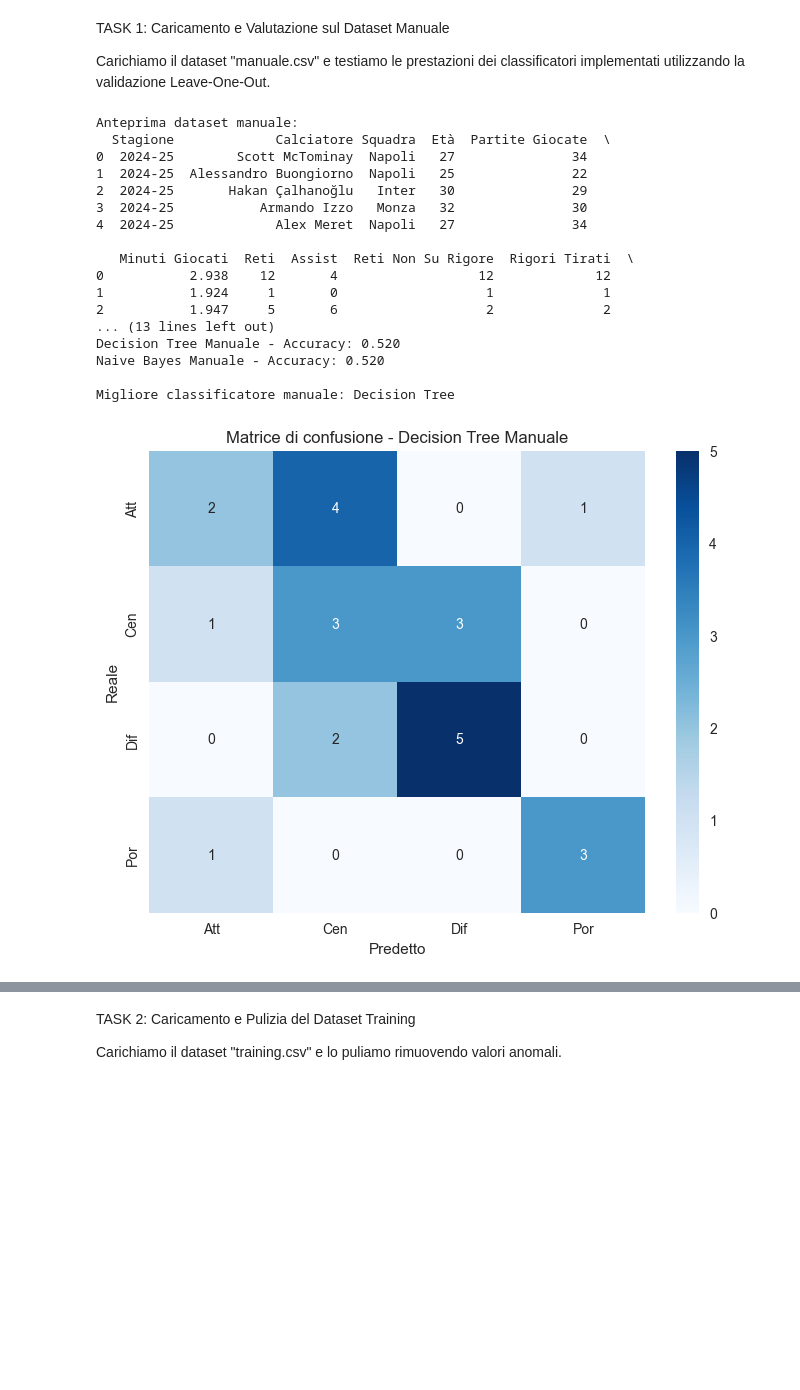
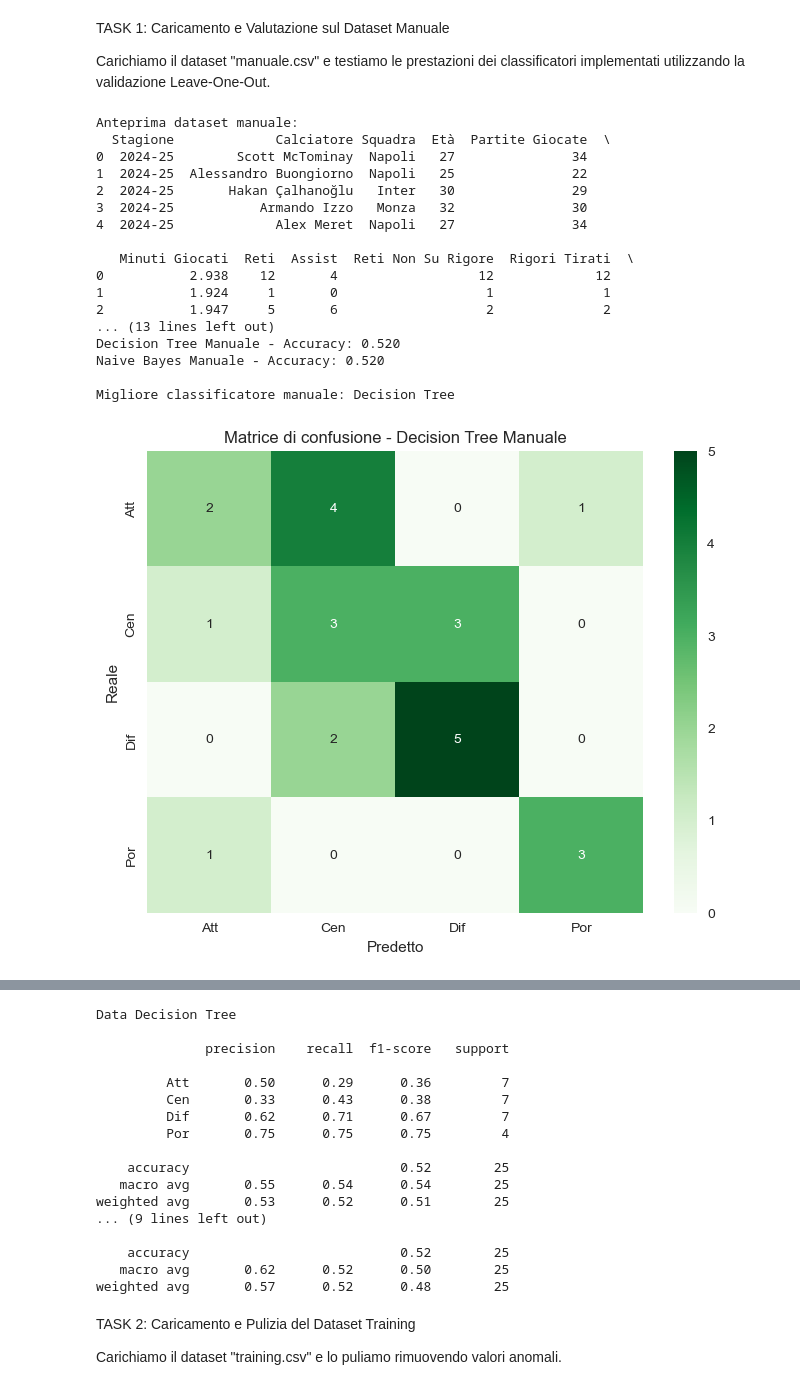
Before and after one commit to Samuele223/machine-Learning, a Jupyter notebook: proj1.ipynb, the cells around one changed output, grey strips where cells are left out. Cells and saved outputs as stored; diff of their text form; code cells hidden in the pictures; blank space fills up the shorter version.

```diff
--- a/proj1.ipynb
+++ b/proj1.ipynb
@@ -233,32 +234,47 @@ print(f"Naive Bayes Manuale - Accuracy: {nb_accuracy:.3f}")
 
 print(f"\nMigliore classificatore manuale: {'Naive Bayes' if nb_accuracy > dt_accuracy else 'Decision Tree'}")
 
 # Visualizziamo la matrice di confusione per il Decision Tree
 plt.figure(figsize=(8, 6))
 cm = confusion_matrix(dt_true, dt_predictions)
-sns.heatmap(cm, annot=True, fmt='d', cmap='Blues',
+sns.heatmap(cm, annot=True, fmt='d', cmap='Greens',
             xticklabels=np.unique(y_manuale),
             yticklabels=np.unique(y_manuale))
 plt.title('Matrice di confusione - Decision Tree Manuale')
 plt.xlabel('Predetto')
 plt.ylabel('Reale')
 plt.show()
+
+# Visualizziamo la matrice di confusione per il naive Bayes
+plt.figure(figsize=(8, 6))
+cm = confusion_matrix(nb_true, nb_predictions)
+sns.heatmap(cm, annot=True, fmt='d', cmap='YlOrBr',
+            xticklabels=np.unique(y_manuale),
+            yticklabels=np.unique(y_manuale))
+plt.title('Matrice di confusione - naive Bayes Manuale')
+plt.xlabel('Predetto')
+plt.ylabel('Reale')
+plt.show()
+print('Data Decision Tree\n')
+print(classification_report(dt_true, dt_predictions))
+print('Data Naive Bayes\n')
+print(classification_report(nb_true, nb_predictions))
 # %% [output]
 Anteprima dataset manuale:
   Stagione             Calciatore Squadra  Età  Partite Giocate  \
 0  2024-25        Scott McTominay  Napoli   27               34
 1  2024-25  Alessandro Buongiorno  Napoli   25               22
 2  2024-25       Hakan Çalhanoğlu   Inter   30               29
 3  2024-25           Armando Izzo   Monza   32               30
 4  2024-25             Alex Meret  Napoli   27               34
 
    Minuti Giocati  Reti  Assist  Reti Non Su Rigore  Rigori Tirati  \
 0           2.938    12       4                  12             12
 1           1.924     1       0                   1              1
 2           1.947     5       6                   2              2
 ... (13 lines left out)
 Decision Tree Manuale - Accuracy: 0.520
 Naive Bayes Manuale - Accuracy: 0.520
 
 Migliore classificatore manuale: Decision Tree
-[figure, old version]
+[figure, new version]
@@ -265,3 +282,20 @@ Migliore classificatore manuale: Decision Tree
+Data Decision Tree
+
+              precision    recall  f1-score   support
+
+         Att       0.50      0.29      0.36         7
+         Cen       0.33      0.43      0.38         7
+         Dif       0.62      0.71      0.67         7
+         Por       0.75      0.75      0.75         4
+
+    accuracy                           0.52        25
+   macro avg       0.55      0.54      0.54        25
+weighted avg       0.53      0.52      0.51        25
+... (9 lines left out)
+
+    accuracy                           0.52        25
+   macro avg       0.62      0.52      0.50        25
+weighted avg       0.57      0.52      0.48        25
 # %% [markdown]
 TASK 2: Caricamento e Pulizia del Dataset Training
 
```
Also changed, not shown: parts of 3 cells of this notebook.
